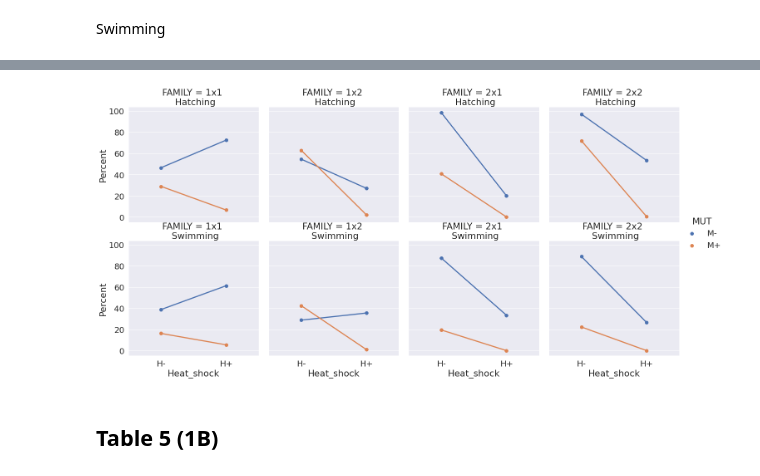
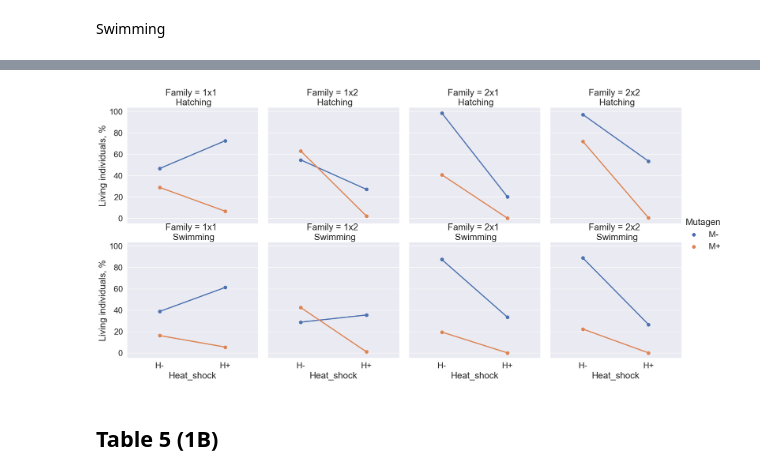
Before and after one commit to mitoclub/fish-strong-purifying-selection, a Jupyter notebook: notebooks/table_3_5_visualisation.ipynb, the cells around one changed output, grey strips where cells are left out. Saved outputs shown, nothing was run; the diff lists cells and outputs as text; code cells hidden in the pictures.

```diff
--- a/notebooks/table_3_5_visualisation.ipynb
+++ b/notebooks/table_3_5_visualisation.ipynb
@@ -177,4 +194,6 @@ plt.savefig('../figures/paper1/exp2022_stages.pdf', format='pdf')
 # %% [markdown]
 Hatching
 # %%
-exp2022_melted['Mut'] = exp2022_melted['ENU'].apply(lambda x: 'M-' if x == 0.0 else 'M+')
+exp2022_melted['Heat_shock'] = exp2022_melted['HM'].apply(lambda x: x[0:2])
+exp2022_melted['Mut'] = exp2022_melted['enu'].apply(lambda x: 'M-' if x == 0.0 else 'M+')
+exp2022_melted['ENU_Time'] = exp2022_melted['enu'].map(str) + ' mM ' + exp2022_melted['time'].map(str) + ' min'
@@ -213,12 +252,16 @@ exp2022_rd['MUT'] = exp2022_melted['HM'].apply(lambda x: x[2:])
 # %%
 sns.set(font_scale=1.8)
 exp2022_rd_plot = sns.catplot(data=exp2022_rd[exp2022_rd['Stage'] != 'Fertilisation'], x='Heat_shock', y='Percent', hue='MUT',
                                 row='Stage', col='Family', order=['H-', 'H+'],
-                                kind="point", errorbar=None).set_titles('FAMILY = ''{col_name}' ' \n ' '{row_name}');
+                                kind="point", errorbar=None).set_titles('Family = ''{col_name}' ' \n ' '{row_name}');
+
+exp2022_rd_plot.set_ylabels('Living individuals, %')
+exp2022_rd_plot._legend.set_title(title='Mutagen')
+
 plt.savefig('../figures/paper1/exp2022_rd_heat_shock.png')
 plt.savefig('../figures/paper1/exp2022_rd_heat_shock.pdf', format='pdf')
 # %% [output]
-[figure, old version]
+[figure, new version]
 # %% [markdown]
 ## Table 5 (1B)
 # %%
```
Also changed, not shown: parts of 11 cells of this notebook, 12 other files.
